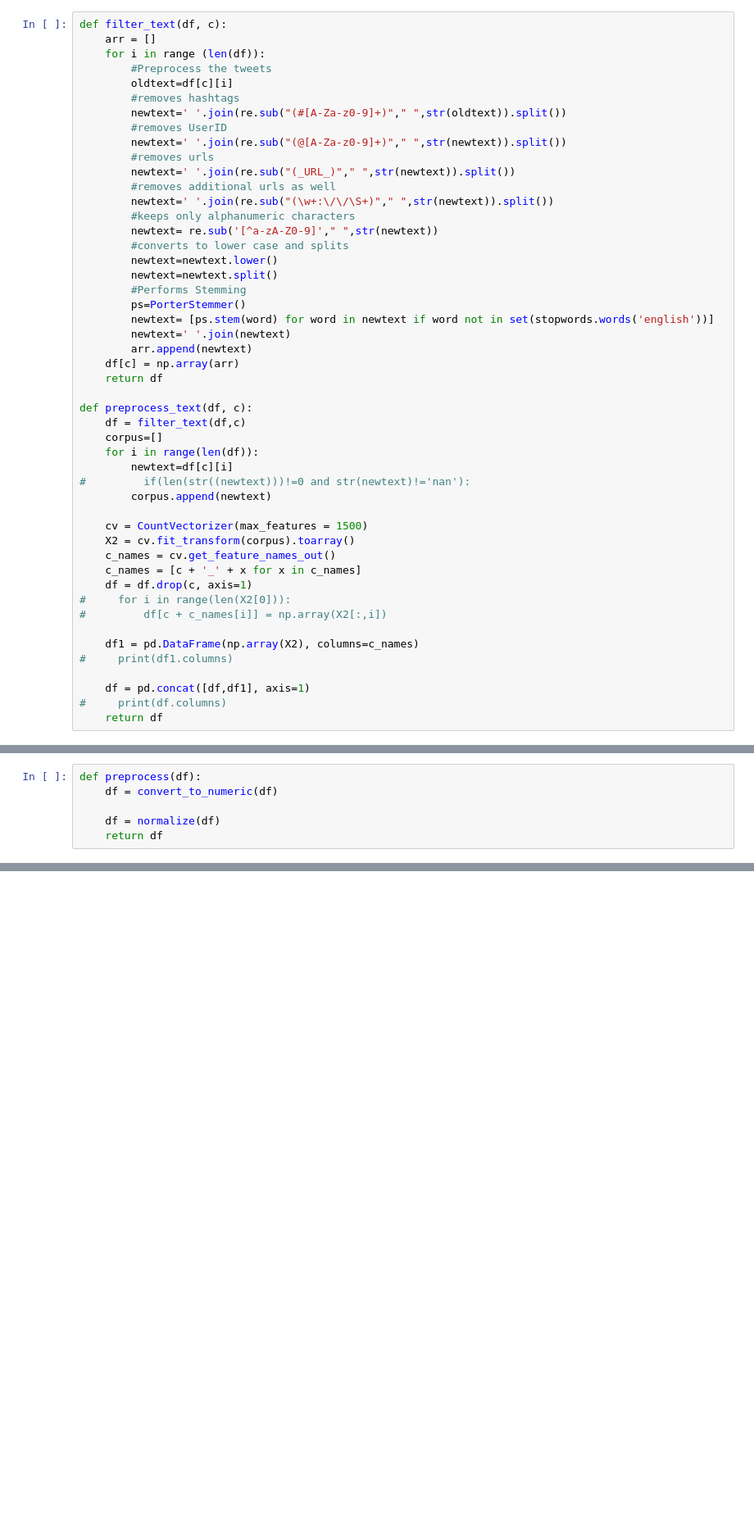
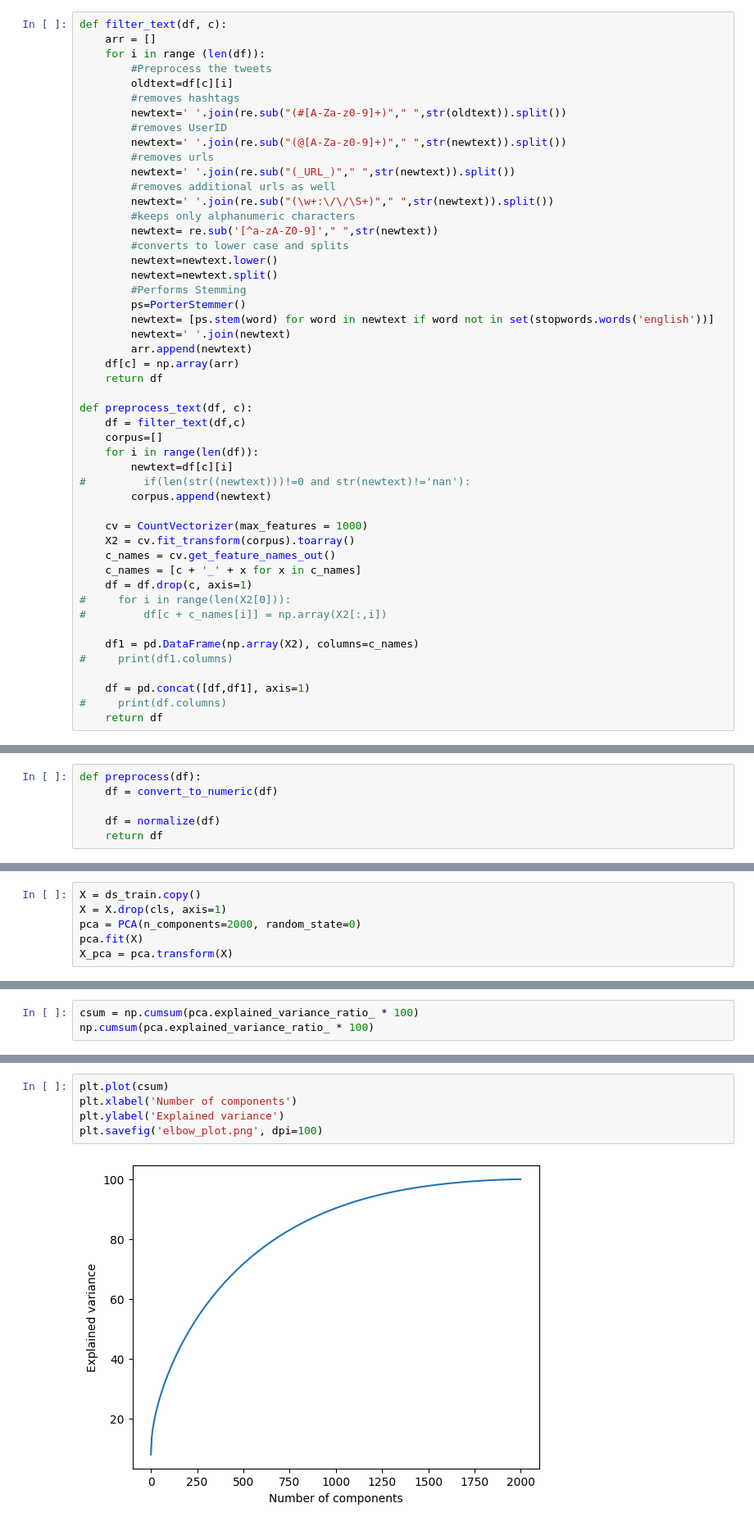
Before and after one commit to sak007/Monkey-Pox-Misinformation-Classification, a Jupyter notebook: code/preprocess_new.ipynb, the cells around one changed output, grey strips where cells are left out. Shown at 82% size. Cells and saved outputs as stored; diff of their text form; blank space fills up the shorter version.

```diff
--- a/code/preprocess_new.ipynb
+++ b/code/preprocess_new.ipynb
@@ -82,7 +82,7 @@ def preprocess_text(df, c):
 #         if(len(str((newtext)))!=0 and str(newtext)!='nan'):
         corpus.append(newtext)
 
-    cv = CountVectorizer(max_features = 1500)
+    cv = CountVectorizer(max_features = 1000)
     X2 = cv.fit_transform(corpus).toarray()
     c_names = cv.get_feature_names_out()
     c_names = [c + '_' + x for x in c_names]
@@ -187,0 +215,6 @@ ds_test.describe
+# %%
+X = ds_train.copy()
+X = X.drop(cls, axis=1)
+pca = PCA(n_components=2000, random_state=0)
+pca.fit(X)
+X_pca = pca.transform(X)
@@ -187,0 +225,3 @@ ds_test.describe
+# %%
+csum = np.cumsum(pca.explained_variance_ratio_ * 100)
+np.cumsum(pca.explained_variance_ratio_ * 100)
@@ -187,0 +231,7 @@ ds_test.describe
+# %%
+plt.plot(csum)
+plt.xlabel('Number of components')
+plt.ylabel('Explained variance')
+plt.savefig('elbow_plot.png', dpi=100)
+# %% [output]
+[figure, added]
```
Also changed, not shown: parts of 8 cells of this notebook.
